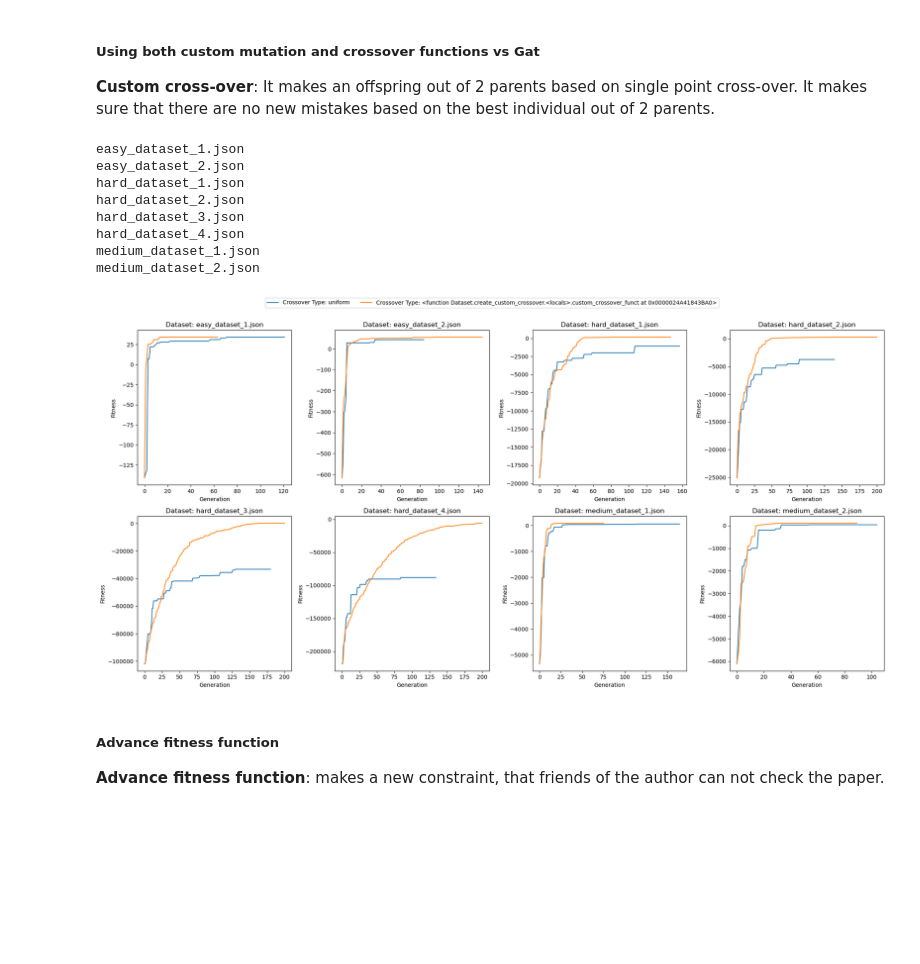
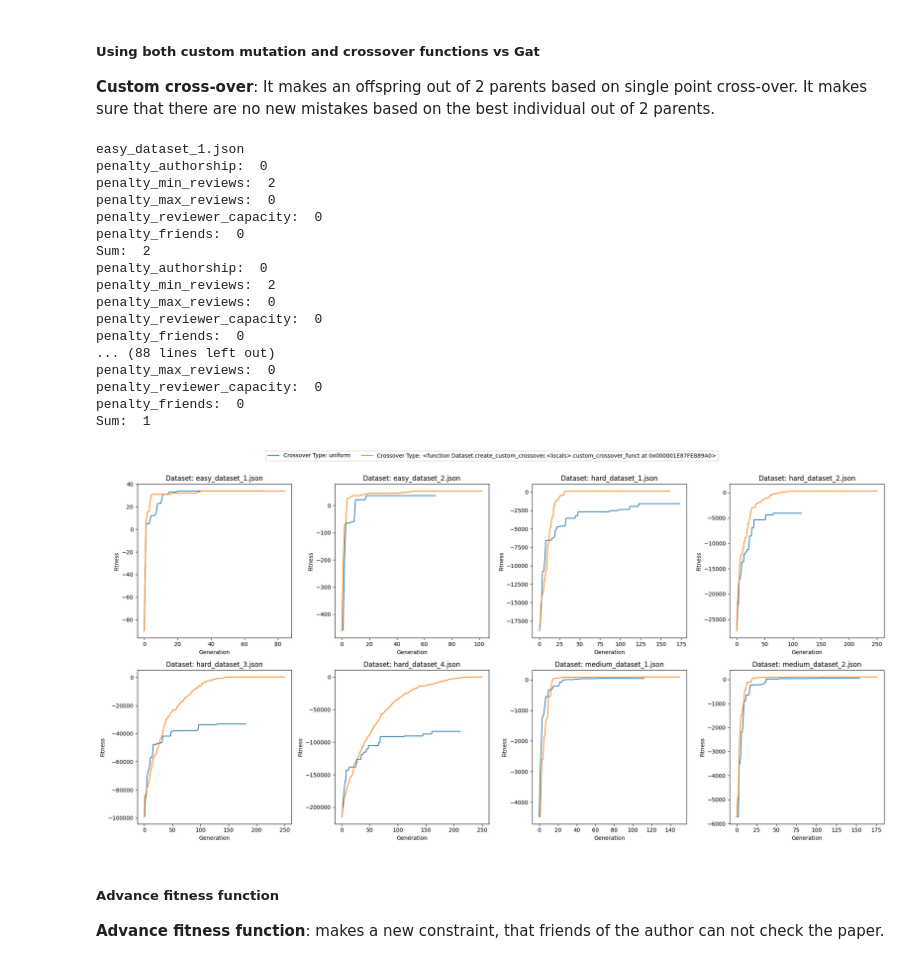
Before and after one commit to ekoface/IS_seminar, a Jupyter notebook: Seminar.ipynb, the cells around one changed output. Cells and saved outputs as stored; diff of their text form; code cells hidden in the pictures; blank space fills up the shorter version.

```diff
--- a/Seminar.ipynb
+++ b/Seminar.ipynb
@@ -280,6 +280,7 @@ def run_ga_and_plot_fitness(dataset_name, param_name, param_values, fitnes_penal
 
 def run_ga_and_plot_fitness_both(dataset_name, param_name, param_values, param_values2, fitnes_penalty, initial_pop, num_generations, num_parents_mating, population_size, fitness_function, num_reviewers, num_papers):
     fitness_history = {str(value): [] for value in param_values}
+    best_sols = []
 
     for value1, value2 in zip(param_values, param_values2):
         ga_params = {
@@ -304,8 +305,10 @@ def run_ga_and_plot_fitness_both(dataset_name, param_name, param_values, param_v
 
         ga_instance.run()
         fitness_history[str(value1)] = ga_instance.best_solutions_fitness
+        best_solution, best_solution_fitness, best_solution_idx = ga_instance.best_solution()
+        best_sols.append(best_solution)
 
-    return fitness_history
+    return best_sols, fitness_history
 
 def plot_fitness_histogram(data, change_type ,change_values, custom_mutation = False, custom_crossover= False):
     fig, axes = plt.subplots(2, 4, figsize=(20, 10))
@@ -391,8 +394,8 @@ plot_fitness_histogram(data, 'num_parents_mating', num_parents_mating_values)
 # %%
 
 for i, (key, dataset) in enumerate(data.items()):
-    dataset.change_population_size(400)
-    dataset.change_num_generations(200)
+    dataset.change_population_size(1000)
+    dataset.change_num_generations(250)
 mutation_funcs = ["random", None]
 plot_fitness_histogram(data, 'mutation_type', mutation_funcs, custom_mutation = True)
 # %% [output]
@@ -404,41 +407,53 @@ plot_fitness_histogram(data, 'mutation_type', mutation_funcs, custom_mutation =
 # %%
 
 
 fig, axes = plt.subplots(2, 4, figsize=(20, 10))
 plt.subplots_adjust(top=1)
 for i, (key, dataset) in enumerate(data.items()):
     print(key)
     fitness_function = dataset.fitness_function
     costum_mutation = dataset.costum_mutation
     costum_crossover = dataset.custom_crossover
 
     mutation_funcs = ["random", costum_mutation]
     crossover_types = ["uniform", costum_crossover]
 
     # Plot for different mutation types
-    fitness_history = run_ga_and_plot_fitness_both(key, 'crossover_type', crossover_types, mutation_funcs, dataset.fitness_penalty, dataset.initial_pop, dataset.num_generations, dataset.num_parents_mating, dataset.population_size, fitness_function, dataset.num_reviewers, dataset.num_papers)
+    best_solution, fitness_history = run_ga_and_plot_fitness_both(key, 'crossover_type', crossover_types, mutation_funcs, dataset.fitness_penalty, dataset.initial_pop, dataset.num_generations, dataset.num_parents_mating, dataset.population_size, fitness_function, dataset.num_reviewers, dataset.num_papers)
     for name in crossover_types:
         axes[i // 4, i % 4].plot(fitness_history[str(name)], label=f"Crossover Type: {name}")
 
     axes[i // 4, i % 4].set_xlabel("Generation")
     axes[i // 4, i % 4].set_ylabel("Fitness")
     axes[i // 4, i % 4].set_title(f"Dataset: {key}")
+    fun = dataset.create_solution_is_valid()
+    for a in best_solution:
+        vect_1 = fun(a, get_sum=False, print_values=True, return_matrix=False)
 
 handles, labels = axes[0, 0].get_legend_handles_labels()
 fig.legend(handles, labels, loc='upper center', ncol=len(mutation_funcs))
 
 plt.tight_layout(rect=[0, 0, 1, 0.95])
 plt.show()
 # %% [output]
 easy_dataset_1.json
-easy_dataset_2.json
-hard_dataset_1.json
-hard_dataset_2.json
-hard_dataset_3.json
-hard_dataset_4.json
-medium_dataset_1.json
-medium_dataset_2.json
+penalty_authorship:  0
+penalty_min_reviews:  2
+penalty_max_reviews:  0
+penalty_reviewer_capacity:  0
+penalty_friends:  0
+Sum:  2
+penalty_authorship:  0
+penalty_min_reviews:  2
+penalty_max_reviews:  0
+penalty_reviewer_capacity:  0
+penalty_friends:  0
+... (88 lines left out)
+penalty_max_reviews:  0
+penalty_reviewer_capacity:  0
+penalty_friends:  0
+Sum:  1
-[figure, old version]
+[figure, new version]
 # %% [markdown]
 ##### **Advance fitness function**
 **Advance fitness function**: makes a new constraint, that friends of the author can not check the paper.
```
Also changed, not shown: parts of 1 cell of this notebook.
